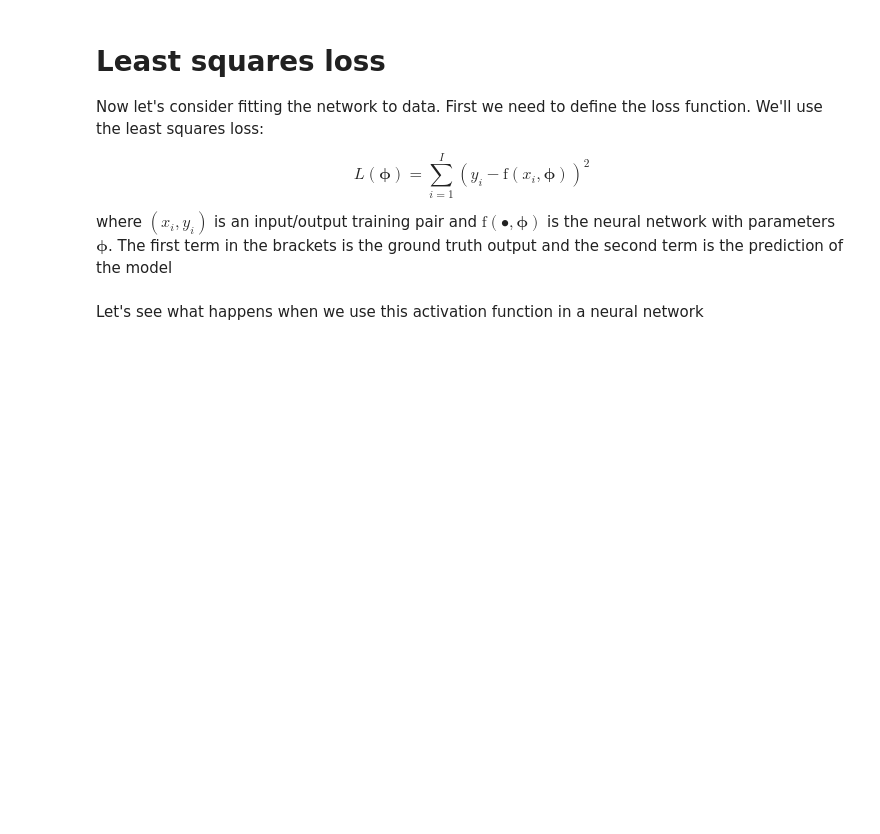
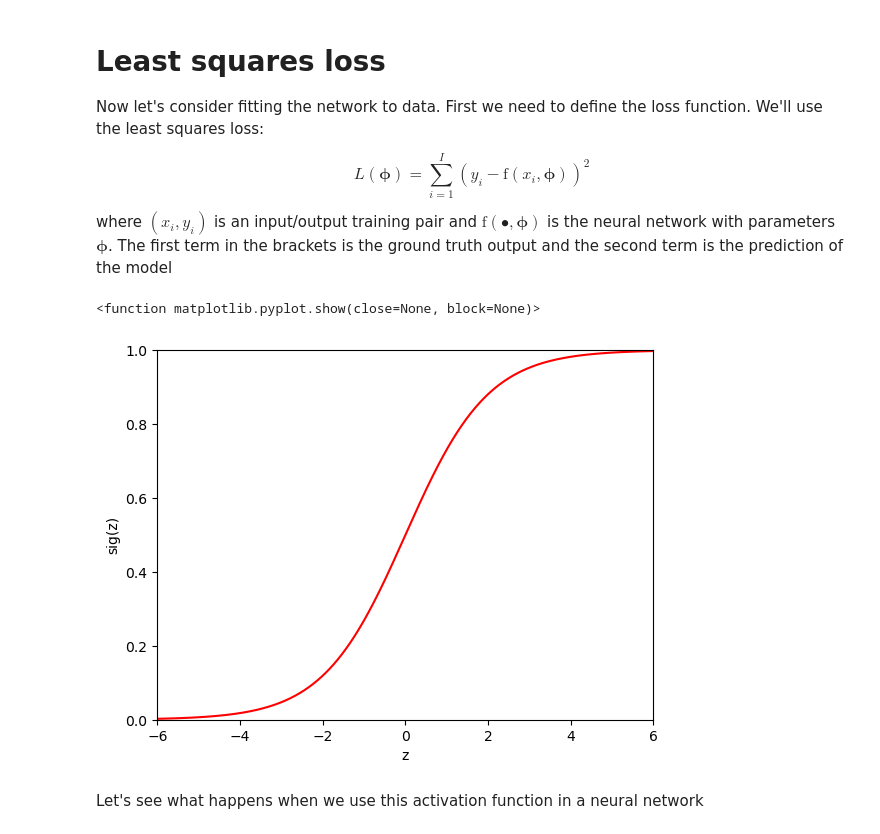
Before and after one commit to LFrancis23/ECE490, a Jupyter notebook: HW5/microtorch.ipynb, the cells around one changed output. Cells and saved outputs as stored; diff of their text form; code cells hidden in the pictures; blank space fills up the shorter version.

```diff
--- a/HW5/microtorch.ipynb
+++ b/HW5/microtorch.ipynb
@@ -185,23 +189,27 @@ L(\boldsymbol\phi) = \sum_{i=1}^{I}(y_{i}-\mbox{f}(x_{i},\boldsymbol\phi))^2
 where $(x_i,y_i)$ is an input/output training pair and $\mbox{f}(\bullet,\boldsymbol\phi)$ is the neural network with parameters $\boldsymbol\phi$.  The first term in the brackets is the ground truth output and the second term is the prediction of the model
 # %%
 # Define the sigmoid function
+# (5 marks)
 def sigmoid(preactivation):
   # TODO write code to implement the sigmoid function and compute the activation at the
   # hidden unit from the preactivation.  Use the np.exp() function.
   # YOUR CODE HERE
-  raise NotImplementedError()
+  activation = 1./(1. + np.exp(-preactivation))
   return activation
 # %%
 # Make an array of inputs
-z = np.arange(-1,1,0.01)
+z = np.arange(-6,6,0.01)
 sig_z = sigmoid(z)
 
 # Plot the sigmoid function
 fig, ax = plt.subplots()
 ax.plot(z,sig_z,'r-')
-ax.set_xlim([-1,1]);ax.set_ylim([0,1])
+ax.set_xlim([-6,6]);ax.set_ylim([0,1])
 ax.set_xlabel('z'); ax.set_ylabel('sig(z)')
 plt.show
+# %% [output]
+<function matplotlib.pyplot.show(close=None, block=None)>
+[figure, added]
 # %% [markdown]
 Let's see what happens when we use this activation function in a neural network
 # %%
```
Also changed, not shown: parts of 18 cells of this notebook, 3 other files.
